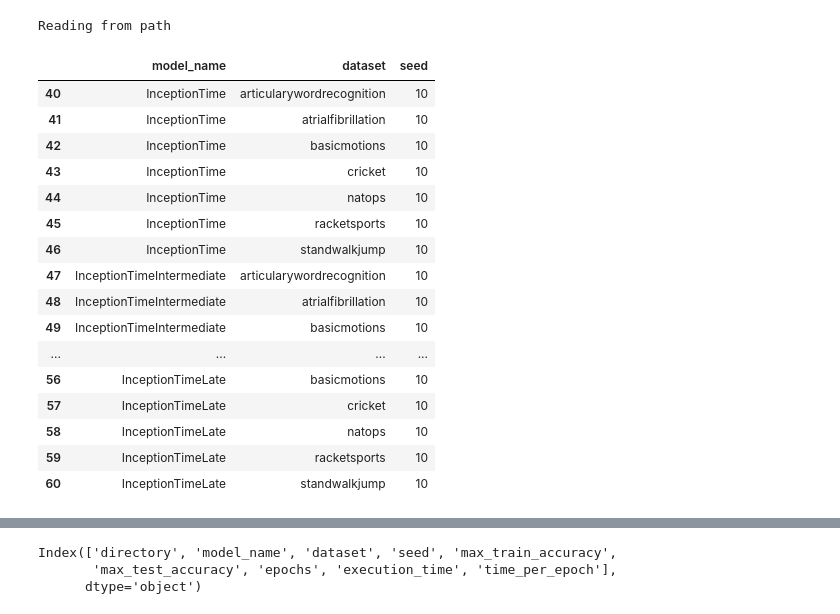
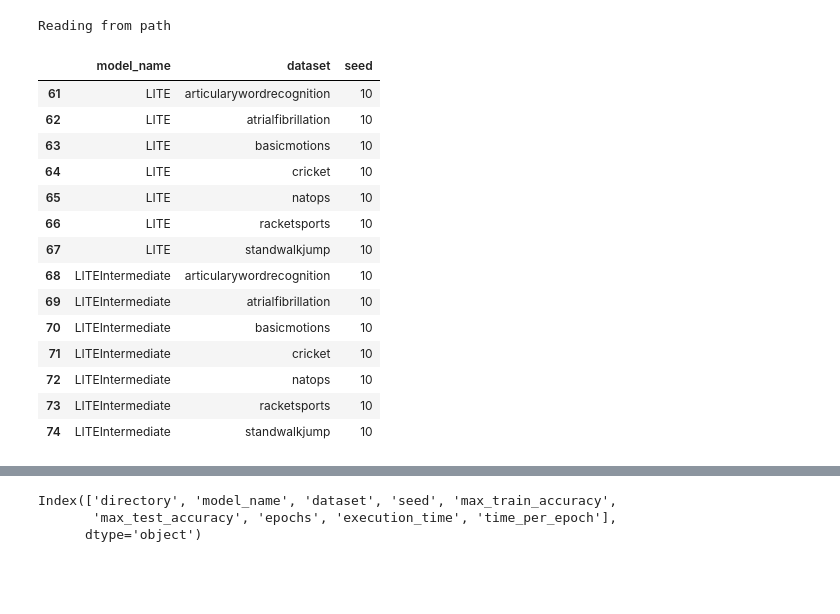
Before and after one commit to samuelthomaz7/multimodal_time_series_classification, a Jupyter notebook: test_notebook.ipynb, the cells around one changed output, grey strips where cells are left out. Saved outputs shown, nothing was run; the diff lists cells and outputs as text; code cells hidden in the pictures; blank space fills up the shorter version.

Commit message:
added lite late fusion

```diff
--- a/test_notebook.ipynb
+++ b/test_notebook.ipynb
@@ -22,27 +22,25 @@ complete_data = get_all_results(False)
 # %%
 max_exec = complete_data.groupby(['model_name', 'dataset']).agg({
     'seed': max
 }).reset_index()
 
-max_exec.loc[max_exec.model_name.apply(lambda x: True if 'Inception' in x else False)]
+max_exec.loc[max_exec.model_name.apply(lambda x: True if 'LITE' in x else False)]
 # %% [output]
 |  | model_name | dataset | seed |
-| 40 | InceptionTime | articularywordrecognition | 10 |
-| 41 | InceptionTime | atrialfibrillation | 10 |
-| 42 | InceptionTime | basicmotions | 10 |
-| 43 | InceptionTime | cricket | 10 |
-| 44 | InceptionTime | natops | 10 |
-| 45 | InceptionTime | racketsports | 10 |
-| 46 | InceptionTime | standwalkjump | 10 |
-| 47 | InceptionTimeIntermediate | articularywordrecognition | 10 |
-| 48 | InceptionTimeIntermediate | atrialfibrillation | 10 |
-| 49 | InceptionTimeIntermediate | basicmotions | 10 |
-| ... | ... | ... | ... |
-| 56 | InceptionTimeLate | basicmotions | 10 |
-| 57 | InceptionTimeLate | cricket | 10 |
-| 58 | InceptionTimeLate | natops | 10 |
-| 59 | InceptionTimeLate | racketsports | 10 |
-| 60 | InceptionTimeLate | standwalkjump | 10 |
+| 61 | LITE | articularywordrecognition | 10 |
+| 62 | LITE | atrialfibrillation | 10 |
+| 63 | LITE | basicmotions | 10 |
+| 64 | LITE | cricket | 10 |
+| 65 | LITE | natops | 10 |
+| 66 | LITE | racketsports | 10 |
+| 67 | LITE | standwalkjump | 10 |
+| 68 | LITEIntermediate | articularywordrecognition | 10 |
+| 69 | LITEIntermediate | atrialfibrillation | 10 |
+| 70 | LITEIntermediate | basicmotions | 10 |
+| 71 | LITEIntermediate | cricket | 10 |
+| 72 | LITEIntermediate | natops | 10 |
+| 73 | LITEIntermediate | racketsports | 10 |
+| 74 | LITEIntermediate | standwalkjump | 10 |
 # %%
 agg_results_data = get_all_results(True)
 # %%
```
Also changed, not shown: parts of 4 cells of this notebook, 3 other files.
